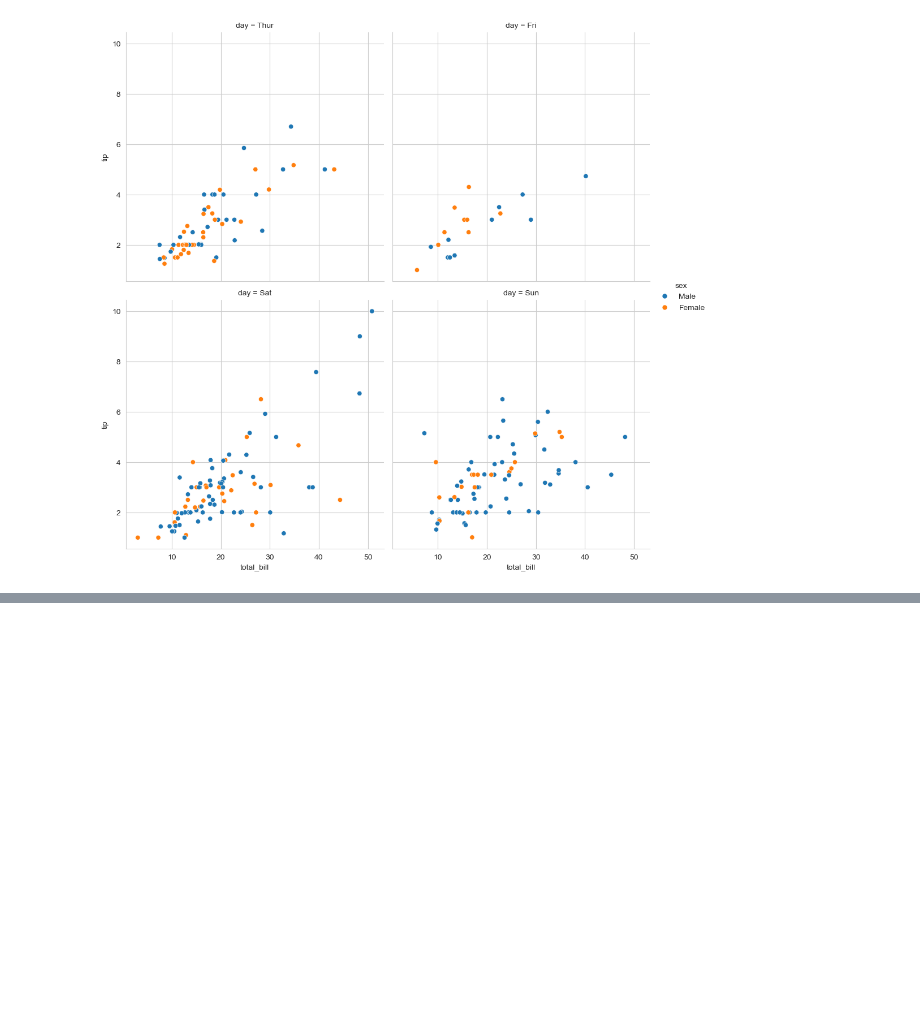
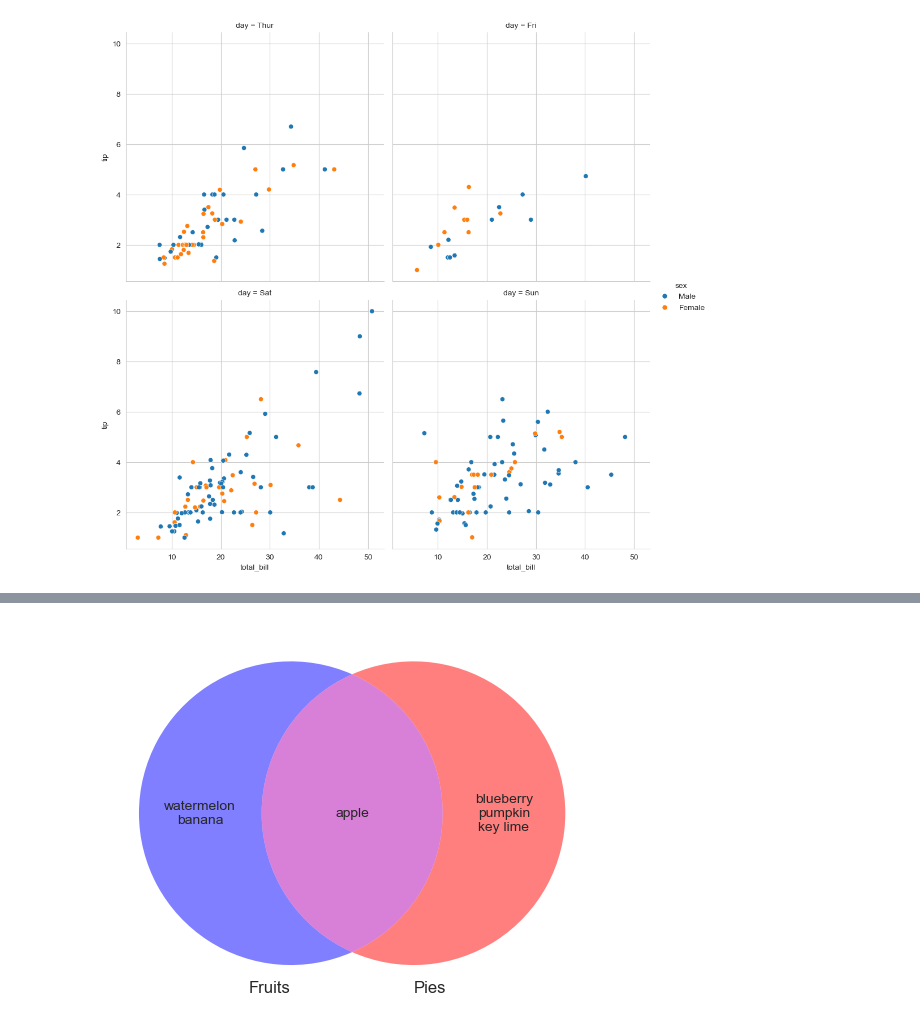
Before and after one commit to SairoTech/visualization, a Jupyter notebook: 02_activities/assignments/participation/assignment1Part5.ipynb, the cells around one changed output, grey strips where cells are left out. Saved outputs shown, nothing was run; the diff lists cells and outputs as text; code cells hidden in the pictures; blank space fills up the shorter version.

Commit message:
assignment1 final commit

```diff
--- a/02_activities/assignments/participation/assignment1Part5.ipynb
+++ b/02_activities/assignments/participation/assignment1Part5.ipynb
@@ -117,0 +187,25 @@ daysplot = sns.relplot(
+# %%
+#Making venn diagrams
+from matplotlib_venn import venn2, venn2_circles, venn2_unweighted #Import the necessary functions from the matplotlib_venn library
+
+#define sets
+A = set(["apple", "banana", "watermelon"]) # Set A contains fruits
+B = set(["pumpkin", "blueberry", "apple", "key lime"]) ## Set B contains pies and overlapping items
+
+# Create a Venn diagram using unweighted circles for the sets
+# Set the labels, colors, and transparency of the diagram
+diagram = venn2_unweighted([A, B],
+                            set_labels = ('Fruits', 'Pies'), # Assign labels to the circles
+                            set_colors = ("blue", "red"),  # Define colors for the circles
+                            alpha = 0.5)                   # Set transparency level for the circles
+
+#label individual points and modify venn diagram
+# Modify the labels for each region in the Venn diagram "10" represents the region of set A only (elements in A but not in B)
+diagram.get_label_by_id("10").set_text("\n".join(A - B)) #\n - display in new line # # A - B: Elements unique to set A
+# "11" represents the intersection of sets A and B (elements common to both sets)
+diagram.get_label_by_id("11").set_text("\n".join(A & B)) # A & B: Elements common to both sets
+# "01" represents the region of set B only (elements in B but not in A)
+diagram.get_label_by_id("01").set_text("\n".join(B - A))  # B - A: Elements unique to set B
+plt.show()
+# %% [output]
+[figure, added]
```
Also changed, not shown: parts of 6 cells of this notebook.
